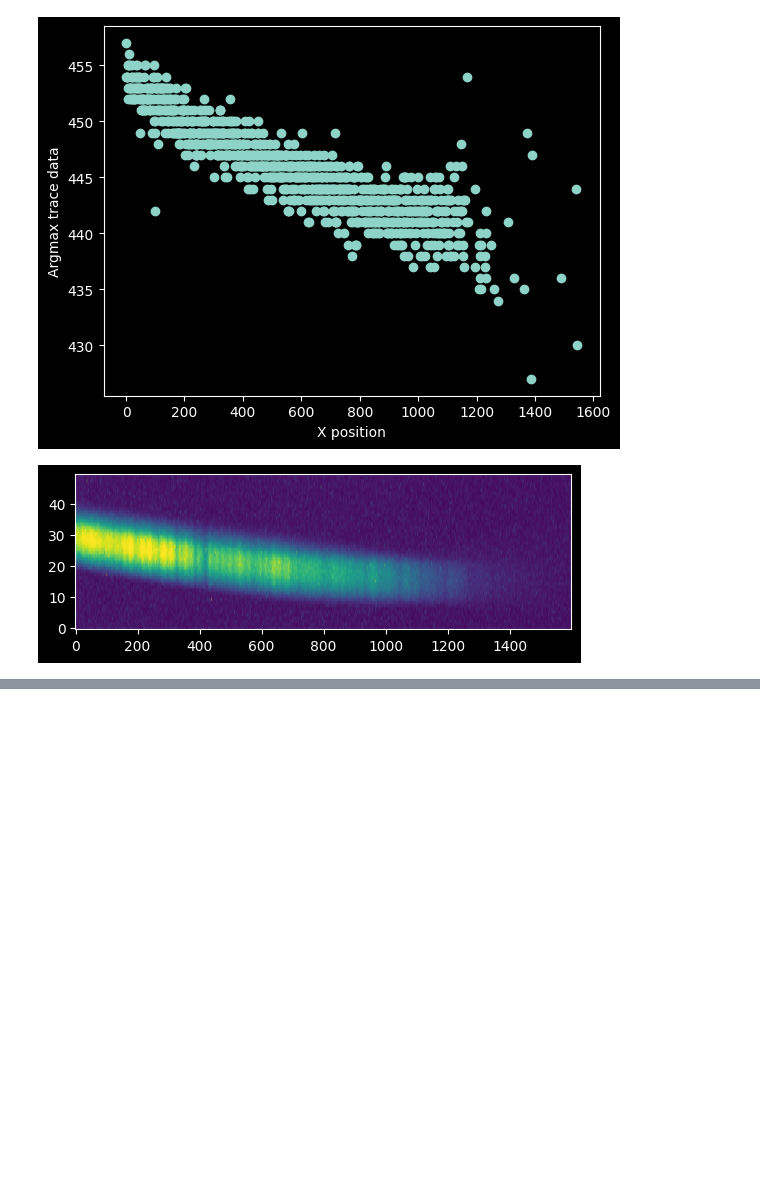
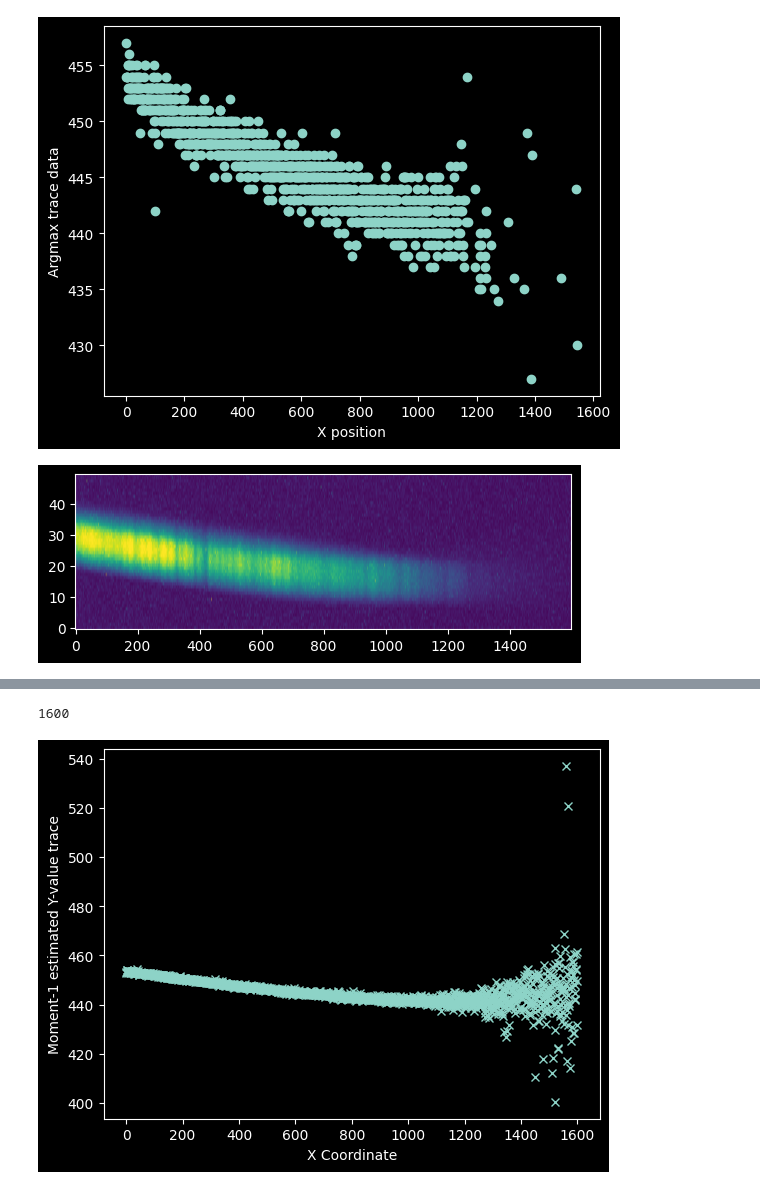
Before and after one commit to AveEddins/astropy---Tutorial-Series-on-Spectroscopic-Data-Reduction-Basics, a Jupyter notebook: AstroPy_SpectroscopicDataReductionTutorial.ipynb, the cells around one changed output, grey strips where cells are left out. Drawn from its saved outputs; the diff is of its cells as text; code cells hidden in the pictures; blank space fills up the shorter version.

Commit message:
Plotting the results of previous push

```diff
--- a/AstroPy_SpectroscopicDataReductionTutorial.ipynb
+++ b/AstroPy_SpectroscopicDataReductionTutorial.ipynb
@@ -228,0 +249,10 @@ AxisError: axis 1 is out of bounds for array of dimension 1
+# %%
+print(image_array.shape[1])
+# %% [output]
+1600
+# %%
+plt.plot(xvals, weighted_yaxis_values, "x")
+plt.xlabel("X Coordinate")
+plt.ylabel("Moment-1 estimated Y-value trace");
+# %% [output]
+[figure, added]
```
Also changed, not shown: parts of 5 cells of this notebook.
